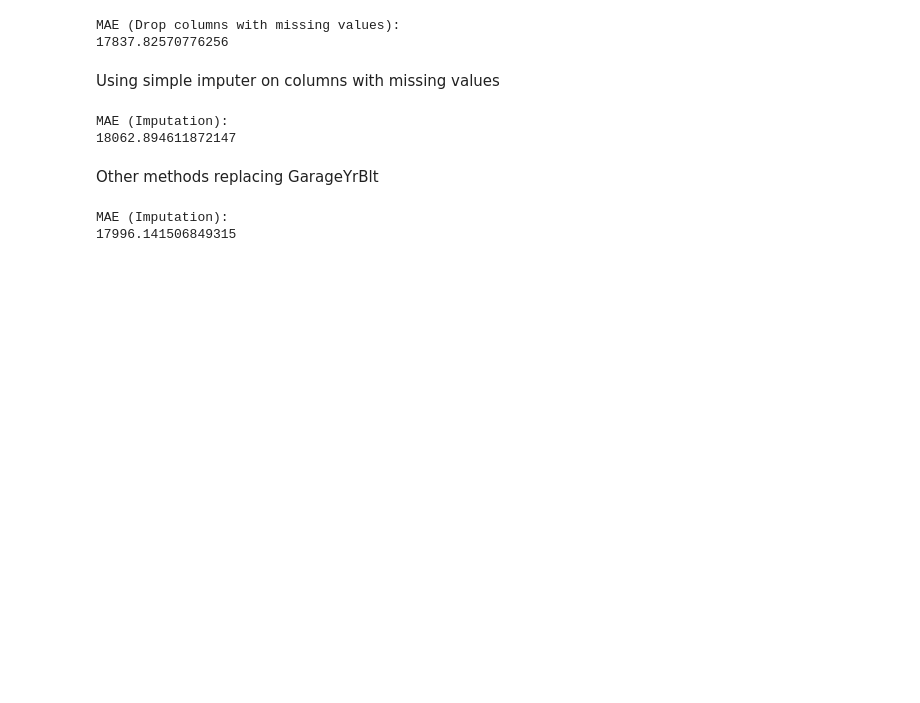
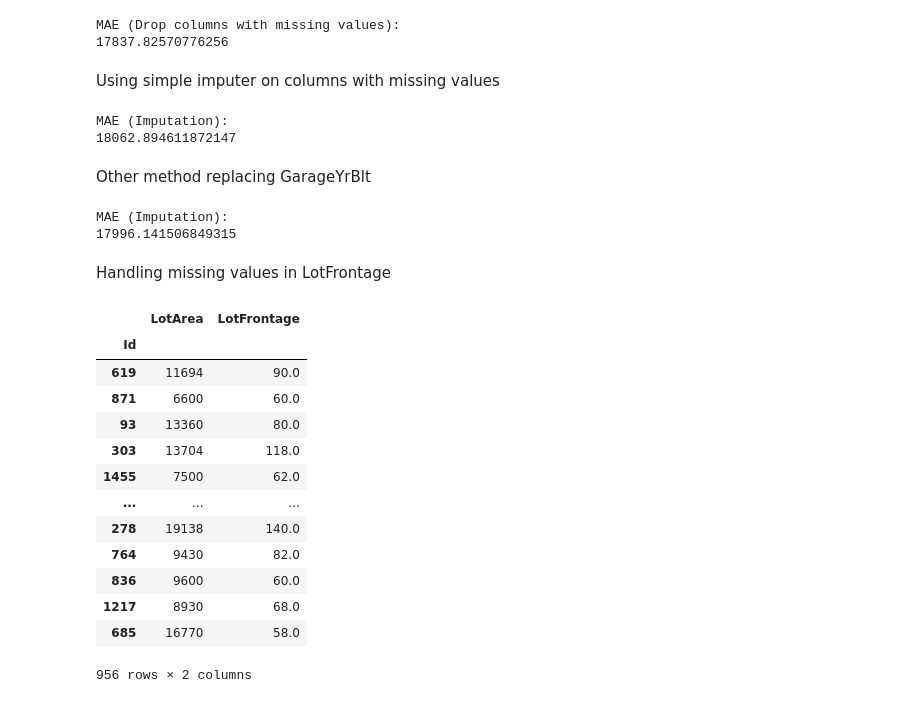
Before and after one commit to salvvilla88/practicing_ds, a Jupyter notebook: kaggle_intermediate_machinelearning.ipynb, the cells around one changed output. Saved outputs shown, nothing was run; the diff lists cells and outputs as text; code cells hidden in the pictures; blank space fills up the shorter version.

```diff
--- a/kaggle_intermediate_machinelearning.ipynb
+++ b/kaggle_intermediate_machinelearning.ipynb
@@ -330,7 +297,7 @@ print(score_dataset(imputed_X_train, imputed_X_valid, y_train, y_valid))
 MAE (Imputation):
 18062.894611872147
 # %% [markdown]
-Other methods replacing GarageYrBlt
+Other method replacing GarageYrBlt
 # %%
 copy_X_train = X_train
 
@@ -352,3 +319,23 @@ print(score_dataset(copy_imputed_X_train, copy_imputed_X_valid, y_train, y_valid
 # %% [output]
 MAE (Imputation):
 17996.141506849315
+# %% [markdown]
+Handling missing values in LotFrontage
+# %%
+lotfrontage_area = X_train[X_train['LotFrontage'].notna()][['LotArea','LotFrontage']]
+lotfrontage_area
+# %% [output]
+|  | LotArea | LotFrontage |
+| Id |  |  |
+| 619 | 11694 | 90.0 |
+| 871 | 6600 | 60.0 |
+| 93 | 13360 | 80.0 |
+| 303 | 13704 | 118.0 |
+| 1455 | 7500 | 62.0 |
+| ... | ... | ... |
+| 278 | 19138 | 140.0 |
+| 764 | 9430 | 82.0 |
+| 836 | 9600 | 60.0 |
+| 1217 | 8930 | 68.0 |
+| 685 | 16770 | 58.0 |
+956 rows × 2 columns
```
Also changed, not shown: parts of 19 cells of this notebook.
